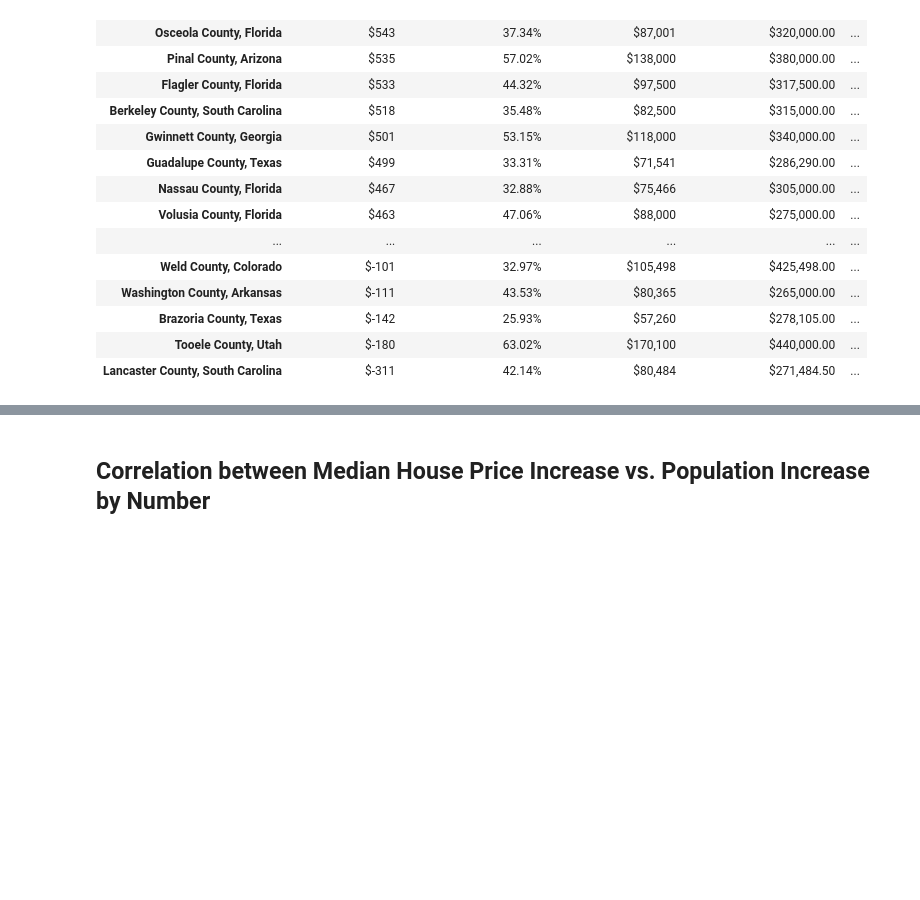
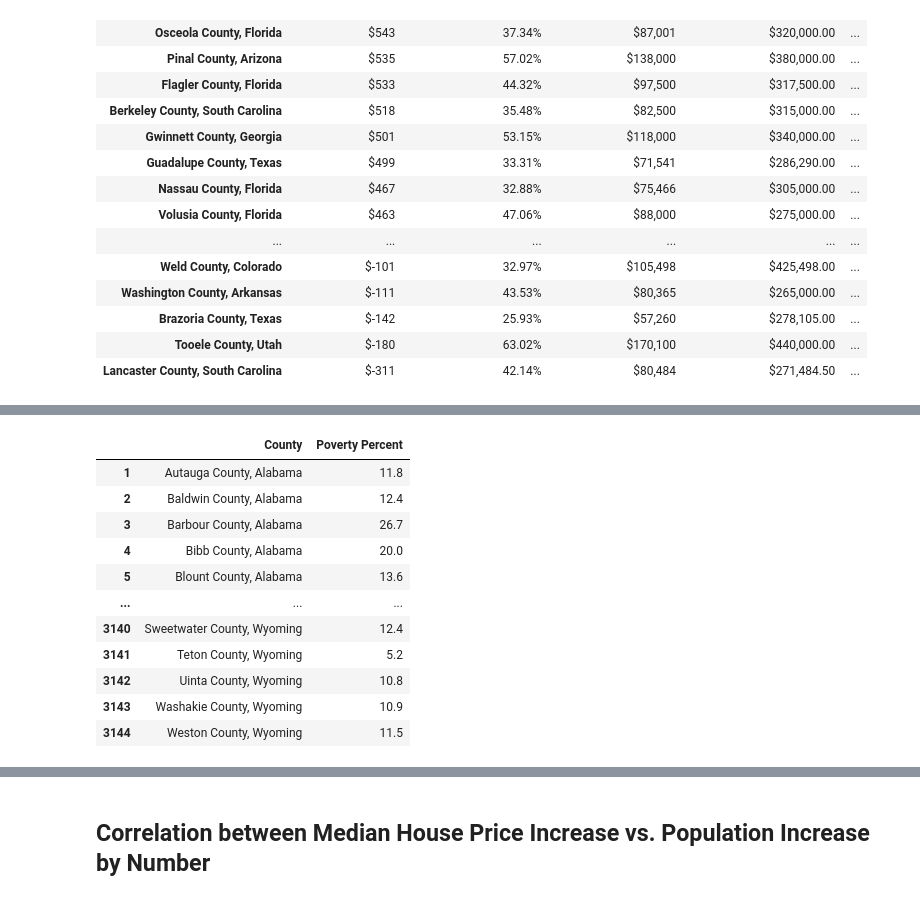
Before and after one commit to smsimba225/Project_1, a Jupyter notebook: Project1_Owen.ipynb, the cells around one changed output, grey strips where cells are left out. Saved outputs shown, nothing was run; the diff lists cells and outputs as text; code cells hidden in the pictures; blank space fills up the shorter version.

```diff
--- a/Project1_Owen.ipynb
+++ b/Project1_Owen.ipynb
@@ -617,0 +626,96 @@ housingdatadisplay
+# %%
+povertypercent=[]
+povertycounty=[]
+povertystate=[]
+target_url = f'https://api.census.gov/data/timeseries/poverty/saipe?get=NAME,STABREV,SAEPOVRTALL_PT&for=county:*&in=state:*&time=2022&key={census_api_key}'
+response = requests.get(target_url).json()
+for x in range(len(response)):
+    povertycounty.append(response[x][0])
+for x in range(len(response)):
+    povertystate.append(response[x][1])
+for x in range(len(response)):
+    povertypercent.append(response[x][2])
+
+
+#print(json.dumps(response[][0], indent=4, sort_keys=True))
+
+povertypercent_df=pd.DataFrame(povertycounty)
+povertypercent_df['povertystate']=povertystate
+povertypercent_df['povertypercent']=povertypercent
+povertypercent_df=povertypercent_df.iloc[1:]
+#List of states
+abbrev2state = {
+        'AK': 'Alaska',
+        'AL': 'Alabama',
+        'AR': 'Arkansas',
+        'AZ': 'Arizona',
+        'CA': 'California',
+        'CO': 'Colorado',
+        'CT': 'Connecticut',
+        'DC': 'District of Columbia',
+        'DE': 'Delaware',
+        'FL': 'Florida',
+        'GA': 'Georgia',
+        'HI': 'Hawaii',
+        'IA': 'Iowa',
+        'ID': 'Idaho',
+        'IL': 'Illinois',
+        'IN': 'Indiana',
+        'KS': 'Kansas',
+        'KY': 'Kentucky',
+        'LA': 'Louisiana',
+        'MA': 'Massachusetts',
+        'MD': 'Maryland',
+        'ME': 'Maine',
+        'MI': 'Michigan',
+        'MN': 'Minnesota',
+        'MO': 'Missouri',
+        'MS': 'Mississippi',
+        'MT': 'Montana',
+        'NC': 'North Carolina',
+        'ND': 'North Dakota',
+        'NE': 'Nebraska',
+        'NH': 'New Hampshire',
+        'NJ': 'New Jersey',
+        'NM': 'New Mexico',
+        'NV': 'Nevada',
+        'NY': 'New York',
+        'OH': 'Ohio',
+        'OK': 'Oklahoma',
+        'OR': 'Oregon',
+        'PA': 'Pennsylvania',
+        'RI': 'Rhode Island',
+        'SC': 'South Carolina',
+        'SD': 'South Dakota',
+        'TN': 'Tennessee',
+        'TX': 'Texas',
+        'UT': 'Utah',
+        'VA': 'Virginia',
+        'VT': 'Vermont',
+        'WA': 'Washington',
+        'WI': 'Wisconsin',
+        'WV': 'West Virginia',
+        'WY': 'Wyoming',
+        'PR': 'Puerto Rico',
+        'VI': 'Virigin Islands'
+    }
+
+povertypercent_df['povertystate'] = povertypercent_df['povertystate'].str.strip().replace(abbrev2state)
+povertypercent_df=povertypercent_df.rename(columns={0:'County', 'povertystate':'State', 'povertypercent': 'Poverty Percent'})
+povertypercent_df['County']=povertypercent_df['County']+', '
+povertypercent_df['County']=povertypercent_df['County']+povertypercent_df['State']
+povertypercent_clean = povertypercent_df[['County', 'Poverty Percent']]
+povertypercent_clean
+# %% [output]
+|  | County | Poverty Percent |
+| 1 | Autauga County, Alabama | 11.8 |
+| 2 | Baldwin County, Alabama | 12.4 |
+| 3 | Barbour County, Alabama | 26.7 |
+| 4 | Bibb County, Alabama | 20.0 |
+| 5 | Blount County, Alabama | 13.6 |
+| ... | ... | ... |
+| 3140 | Sweetwater County, Wyoming | 12.4 |
+| 3141 | Teton County, Wyoming | 5.2 |
+| 3142 | Uinta County, Wyoming | 10.8 |
+| 3143 | Washakie County, Wyoming | 10.9 |
+| 3144 | Weston County, Wyoming | 11.5 |
```
Also changed, not shown: parts of 11 cells of this notebook, 2 other files.
